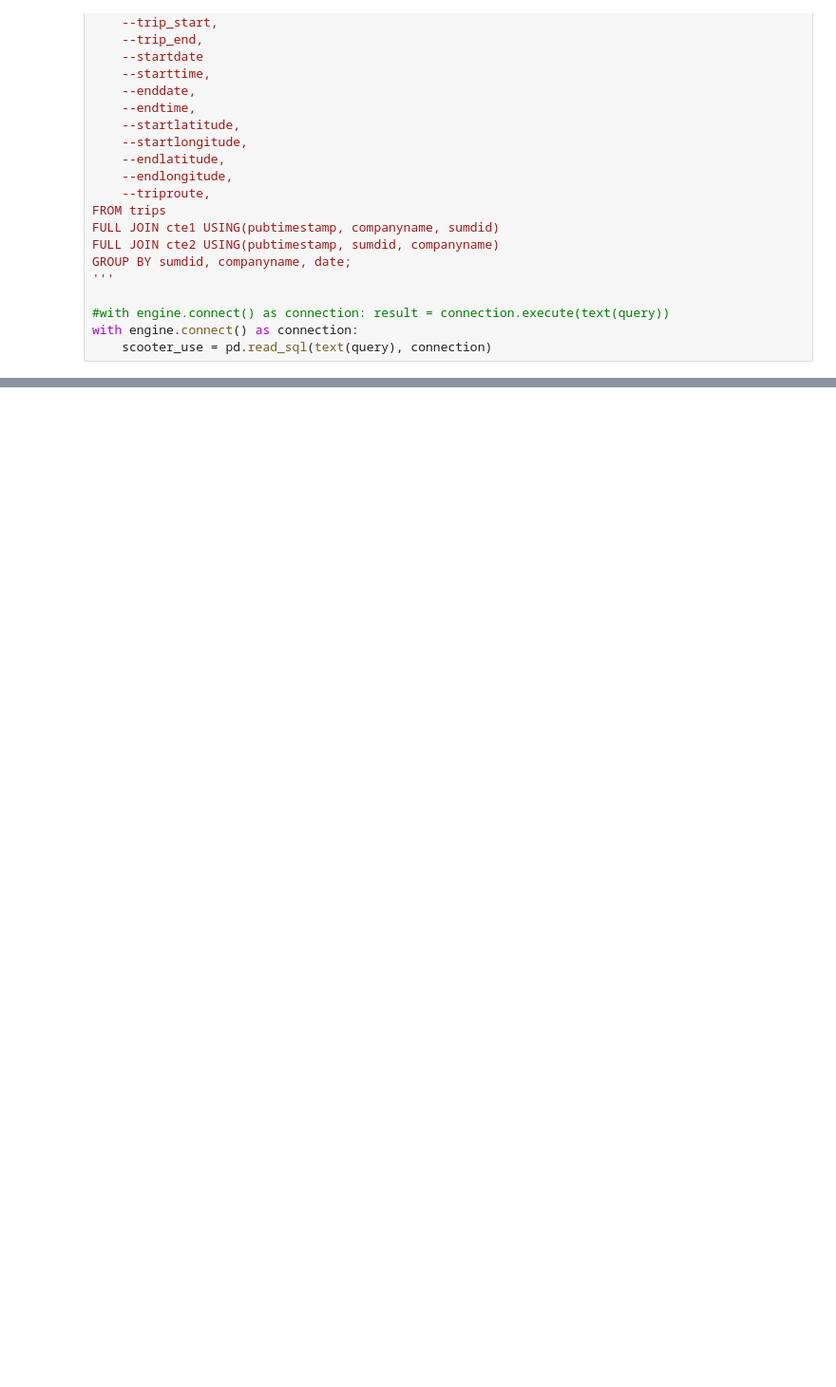
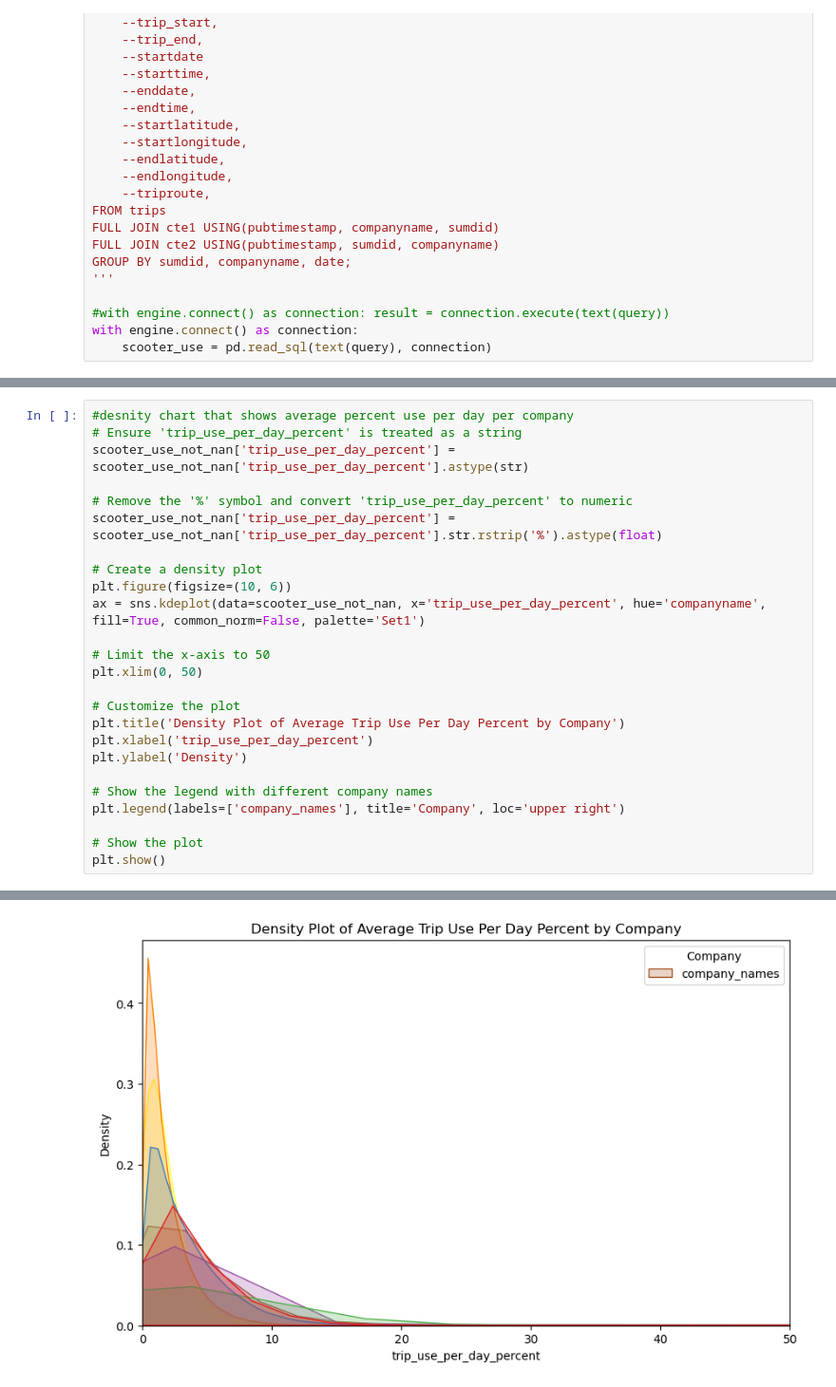
Before and after one commit to NSS-Full-Time-Data-Analytics-11/nashville-scooters-jazzy, a Jupyter notebook: Scooters.ipynb, the cells around one changed output, grey strips where cells are left out. Shown at 95% size. Cells and saved outputs as stored; diff of their text form; blank space fills up the shorter version.

```diff
--- a/Scooters.ipynb
+++ b/Scooters.ipynb
@@ -299,0 +355,26 @@ scooter_use_is_nan
+# %%
+#desnity chart that shows average percent use per day per company
+# Ensure 'trip_use_per_day_percent' is treated as a string
+scooter_use_not_nan['trip_use_per_day_percent'] = scooter_use_not_nan['trip_use_per_day_percent'].astype(str)
+
+# Remove the '%' symbol and convert 'trip_use_per_day_percent' to numeric
+scooter_use_not_nan['trip_use_per_day_percent'] = scooter_use_not_nan['trip_use_per_day_percent'].str.rstrip('%').astype(float)
+
+# Create a density plot
+plt.figure(figsize=(10, 6))
+ax = sns.kdeplot(data=scooter_use_not_nan, x='trip_use_per_day_percent', hue='companyname', fill=True, common_norm=False, palette='Set1')
+
+# Limit the x-axis to 50
+plt.xlim(0, 50)
+
+# Customize the plot
+plt.title('Density Plot of Average Trip Use Per Day Percent by Company')
+plt.xlabel('trip_use_per_day_percent')
+plt.ylabel('Density')
+
+# Show the legend with different company names
+plt.legend(labels=['company_names'], title='Company', loc='upper right')
+
+# Show the plot
+plt.show()
+# %% [output]
@@ -299,0 +391 @@ scooter_use_is_nan
+[figure, added]
```
Also changed, not shown: parts of 12 cells of this notebook.
